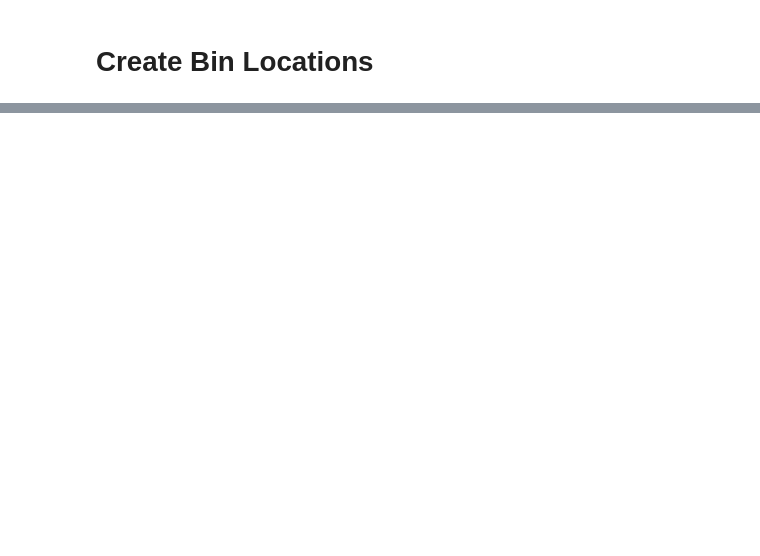
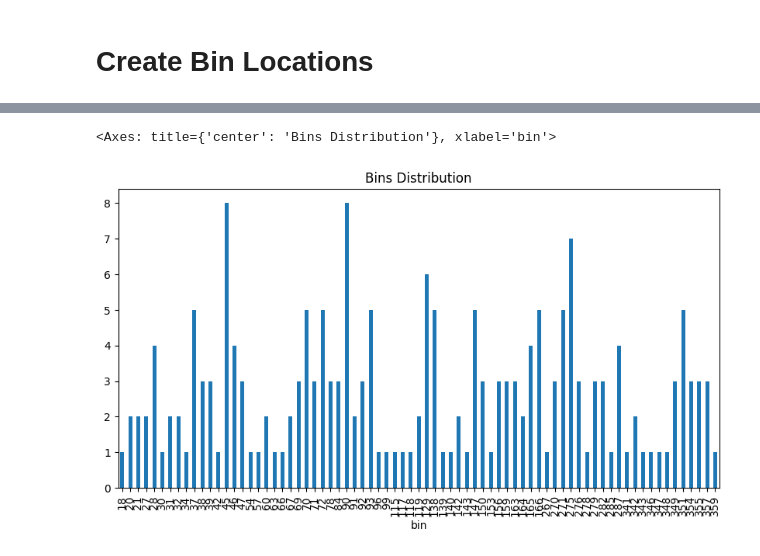
Before and after one commit to coleandreoli/warehouseTSP, a Jupyter notebook: warehouse_data.ipynb, the cells around one changed output, grey strips where cells are left out. Drawn from its saved outputs; the diff is of its cells as text; code cells hidden in the pictures; blank space fills up the shorter version.

```diff
--- a/warehouse_data.ipynb
+++ b/warehouse_data.ipynb
@@ -314,2 +339,6 @@ df_wh.head()
 # %%
 possible_bins = df_wh["node"].to_list()
+# %%
+df2 = pd.read_csv("static/fruits.csv")
+df2["bin"] = np.random.choice(possible_bins, df2.shape[0])
+df2.head()
@@ -315,0 +352,16 @@ possible_bins = df_wh["node"].to_list()
+# %%
+# Generate work orders
+wos = 200
+
+# Check if wos file is already generated
+if os.path.isfile(f"static/fruit_wos_{wos}.parquet"):
+    df_wo2 = pd.read_parquet(f"static/fruit_wos_{wos}.parquet")
+    print(f"Loaded {df_wo2.shape[0]} work orders")
+else:
+    print(f"Generating {wos} work orders")
+    df_wo2 = pd.DataFrame(columns=df2.columns)
+    for _ in range(wos):
+        random_row = df2.sample()
+        df_wo2 = pd.concat([df_wo2, random_row], ignore_index=True)
+    df_wo2.to_parquet(f"static/fruit_wos_{wos}.parquet")
+df_wo2.head()
@@ -315,0 +376,4 @@ possible_bins = df_wh["node"].to_list()
+# %%
+# add location info to bins
+df_wo2 = df_wo2.merge(df_wh, left_on="bin", right_on="node", how="left").drop(columns=["node", "path"])
+df_wo2.head()
@@ -315,0 +433,5 @@ possible_bins = df_wh["node"].to_list()
+# %%
+df_wo2.bin.value_counts().sort_index().plot(kind="bar", figsize=(10, 5), title="Bins Distribution")
+# %% [output]
+<Axes: title={'center': 'Bins Distribution'}, xlabel='bin'>
+[figure, added]
```
Also changed, not shown: parts of 21 cells of this notebook, 4 other files.
